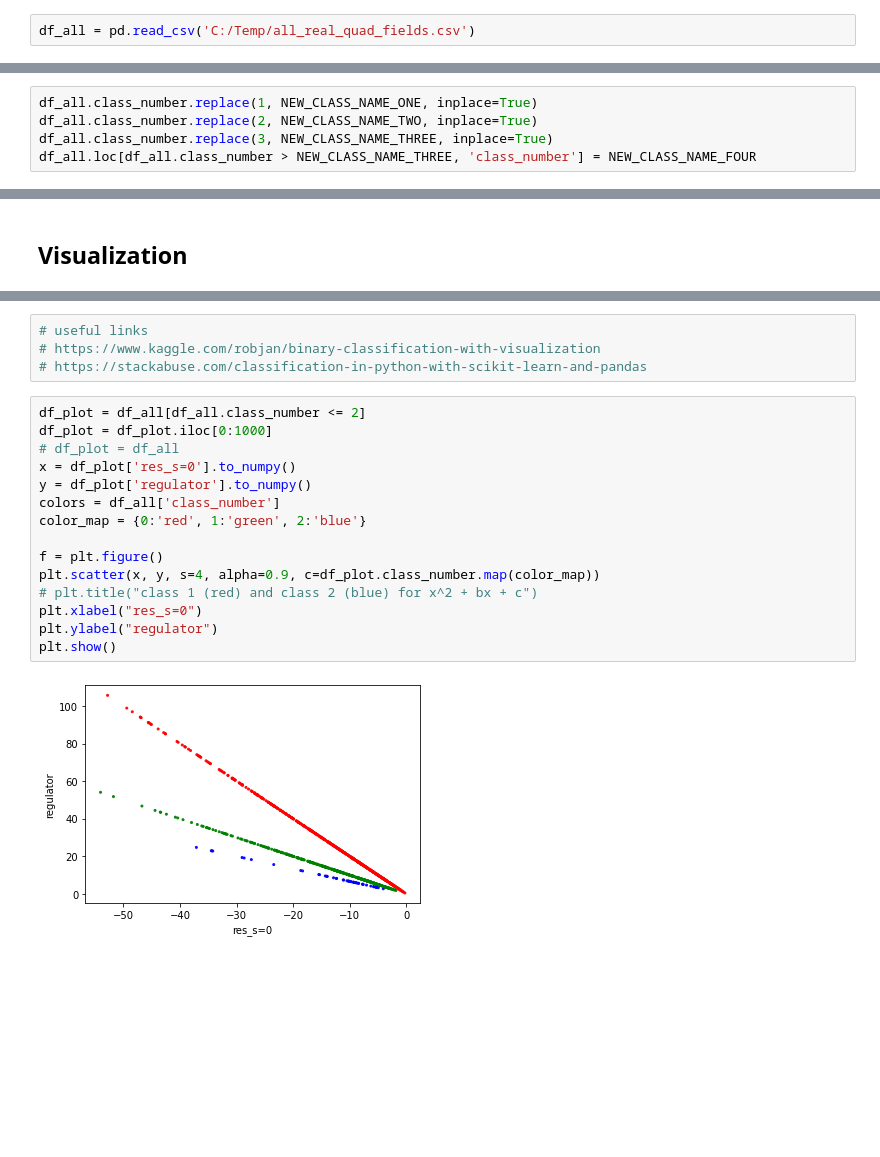
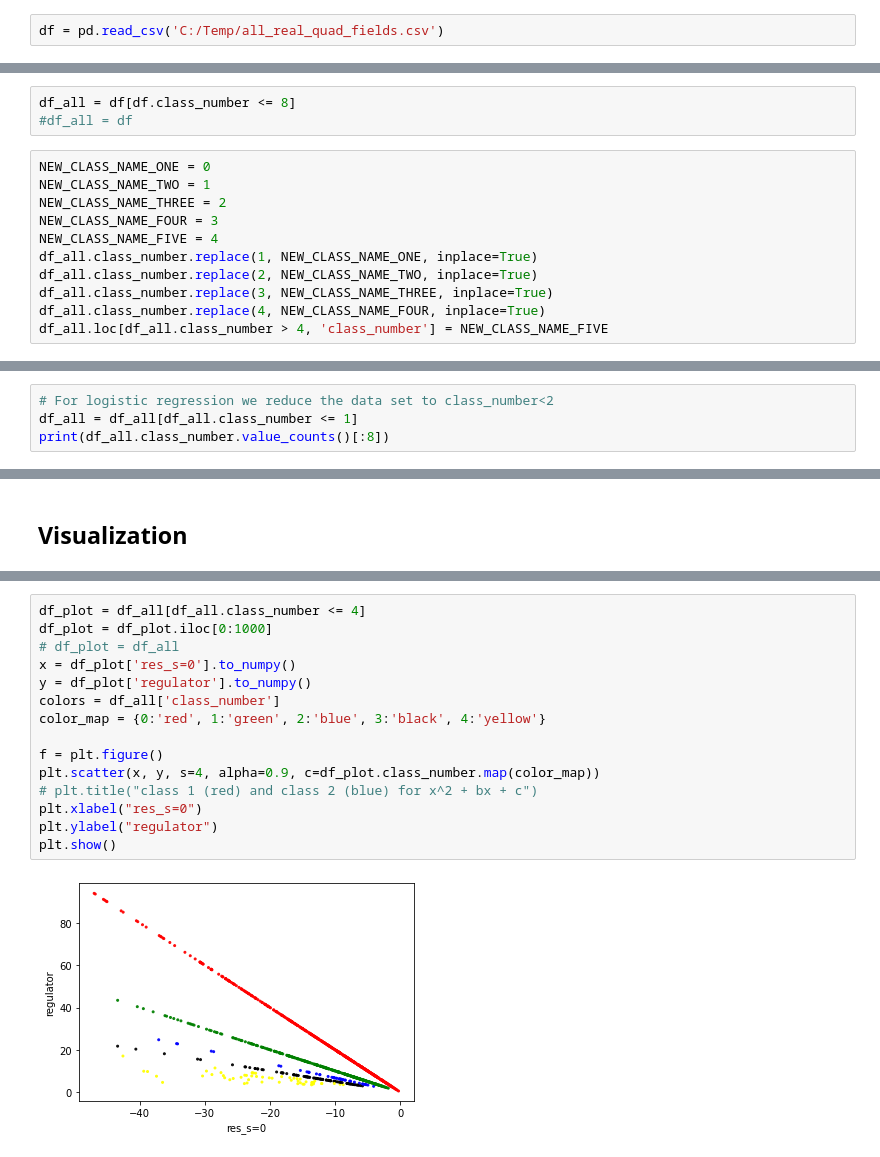
Before and after one commit to Sultanow/number_fields, a Jupyter notebook: python/notebooks/playground_viz.ipynb, the cells around one changed output, grey strips where cells are left out. Drawn from its saved outputs; the diff is of its cells as text; blank space fills up the shorter version.

```diff
--- a/python/notebooks/playground_viz.ipynb
+++ b/python/notebooks/playground_viz.ipynb
@@ -24,7 +24,7 @@ import plotly.graph_objs as go
 # %% [markdown]
 ## Read data
 # %%
-df_all = pd.read_csv('C:/Temp/all_real_quad_fields.csv')
+df = pd.read_csv('C:/Temp/all_real_quad_fields.csv')
 # %%
 # Columns are:
 # 'defining_polynomial'
@@ -72,6 +59,15 @@ Name: class_number, Length: 251, dtype: int64
+# %%
+df_all = df[df.class_number <= 8]
+#df_all = df
 # %%
+NEW_CLASS_NAME_ONE = 0
+NEW_CLASS_NAME_TWO = 1
+NEW_CLASS_NAME_THREE = 2
+NEW_CLASS_NAME_FOUR = 3
+NEW_CLASS_NAME_FIVE = 4
 df_all.class_number.replace(1, NEW_CLASS_NAME_ONE, inplace=True)
 df_all.class_number.replace(2, NEW_CLASS_NAME_TWO, inplace=True)
 df_all.class_number.replace(3, NEW_CLASS_NAME_THREE, inplace=True)
-df_all.loc[df_all.class_number > NEW_CLASS_NAME_THREE, 'class_number'] = NEW_CLASS_NAME_FOUR
+df_all.class_number.replace(4, NEW_CLASS_NAME_FOUR, inplace=True)
+df_all.loc[df_all.class_number > 4, 'class_number'] = NEW_CLASS_NAME_FIVE
 # %%
@@ -83,2 +80,6 @@ df_all.class_number.value_counts()
 2     25201
 Name: class_number, dtype: int64
+# %%
+# For logistic regression we reduce the data set to class_number<2
+df_all = df_all[df_all.class_number <= 1]
+print(df_all.class_number.value_counts()[:8])
@@ -234,24 +250,20 @@ fig = go.Figure(data=data, layout=layout)
 py.iplot(fig, filename='class_number')
 # %% [output]
 [interactive output not drawn]
-# %%
-# useful links
-# https://www.kaggle.com/robjan/binary-classification-with-visualization
-# https://stackabuse.com/classification-in-python-with-scikit-learn-and-pandas
 # %%
-df_plot = df_all[df_all.class_number <= 2]
+df_plot = df_all[df_all.class_number <= 4]
 df_plot = df_plot.iloc[0:1000]
 # df_plot = df_all
 x = df_plot['res_s=0'].to_numpy()
 y = df_plot['regulator'].to_numpy()
 colors = df_all['class_number']
-color_map = {0:'red', 1:'green', 2:'blue'}
+color_map = {0:'red', 1:'green', 2:'blue', 3:'black', 4:'yellow'}
 
 f = plt.figure()
 plt.scatter(x, y, s=4, alpha=0.9, c=df_plot.class_number.map(color_map))
 # plt.title("class 1 (red) and class 2 (blue) for x^2 + bx + c")
 plt.xlabel("res_s=0")
 plt.ylabel("regulator")
 plt.show()
 # %% [output]
-[figure, old version]
+[figure, new version]
```
Also changed, not shown: parts of 16 cells of this notebook.
